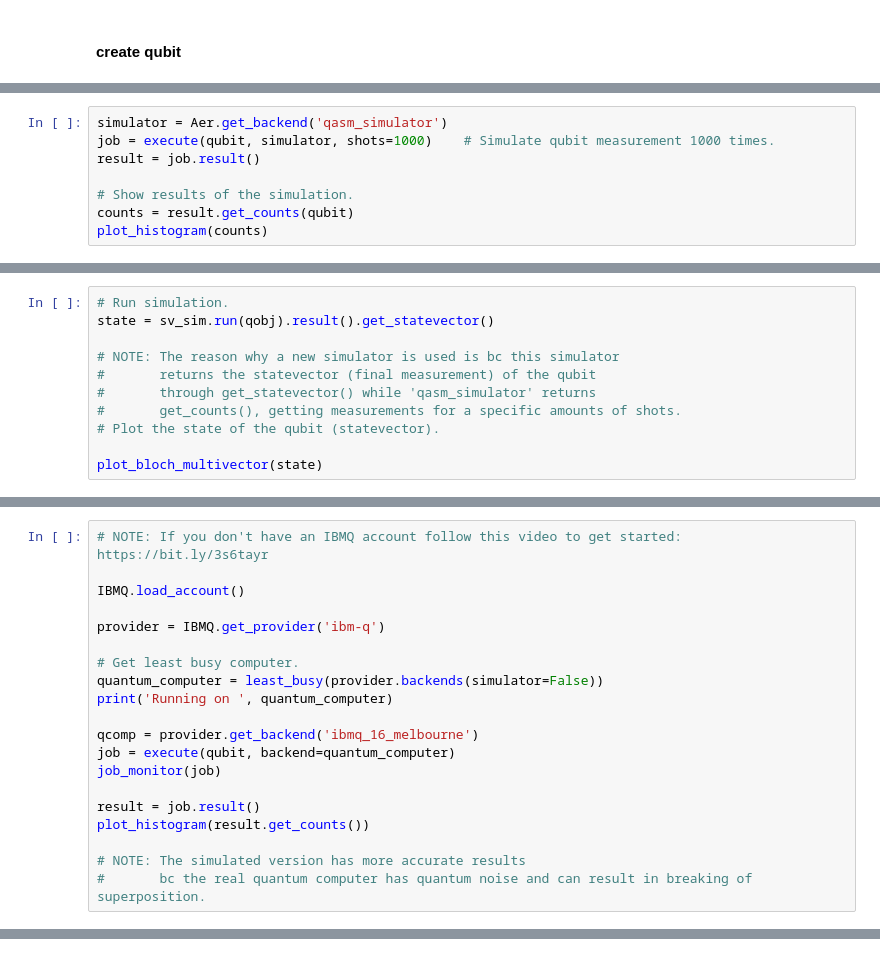
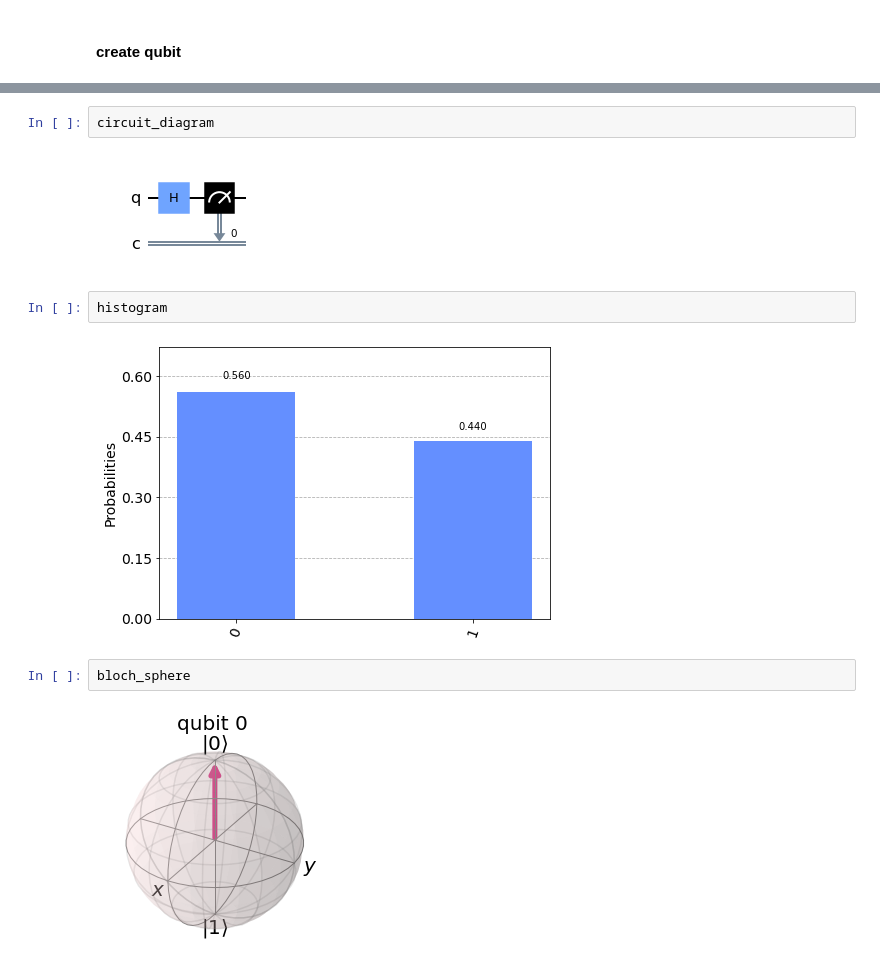
Before and after one commit to rohannakra/Qubit-Operations, a Jupyter notebook: main.ipynb, the cells around one changed output, grey strips where cells are left out. Drawn from its saved outputs; the diff is of its cells as text.

```diff
--- a/main.ipynb
+++ b/main.ipynb
@@ -69,8 +39,0 @@ $
-# %%
-simulator = Aer.get_backend('qasm_simulator')
-job = execute(qubit, simulator, shots=1000)    # Simulate qubit measurement 1000 times.
-result = job.result()
-
-# Show results of the simulation.
-counts = result.get_counts(qubit)
-plot_histogram(counts)
@@ -81,11 +39,0 @@ plot_histogram(counts)
-# %%
-# Run simulation.
-state = sv_sim.run(qobj).result().get_statevector()
-
-# NOTE: The reason why a new simulator is used is bc this simulator
-#       returns the statevector (final measurement) of the qubit
-#       through get_statevector() while 'qasm_simulator' returns
-#       get_counts(), getting measurements for a specific amounts of shots.
-# Plot the state of the qubit (statevector).
-
-plot_bloch_multivector(state)
@@ -96,20 +39,0 @@ plot_bloch_multivector(state)
-# %%
-# NOTE: If you don't have an IBMQ account follow this video to get started: https://bit.ly/3s6tayr
-
-IBMQ.load_account()
-
-provider = IBMQ.get_provider('ibm-q')
-
-# Get least busy computer.
-quantum_computer = least_busy(provider.backends(simulator=False))
-print('Running on ', quantum_computer)
-
-qcomp = provider.get_backend('ibmq_16_melbourne')
-job = execute(qubit, backend=quantum_computer)
-job_monitor(job)
-
-result = job.result()
-plot_histogram(result.get_counts())
-
-# NOTE: The simulated version has more accurate results
-#       bc the real quantum computer has quantum noise and can result in breaking of superposition.
@@ -120,0 +100,12 @@ Job Status: job has successfully run
+# %%
+circuit_diagram
+# %% [output]
+[figure, added]
+# %%
+histogram
+# %% [output]
+[figure, added]
+# %%
+bloch_sphere
+# %% [output]
+[figure, added]
```
Also changed, not shown: parts of 13 cells of this notebook, 2 other files.
